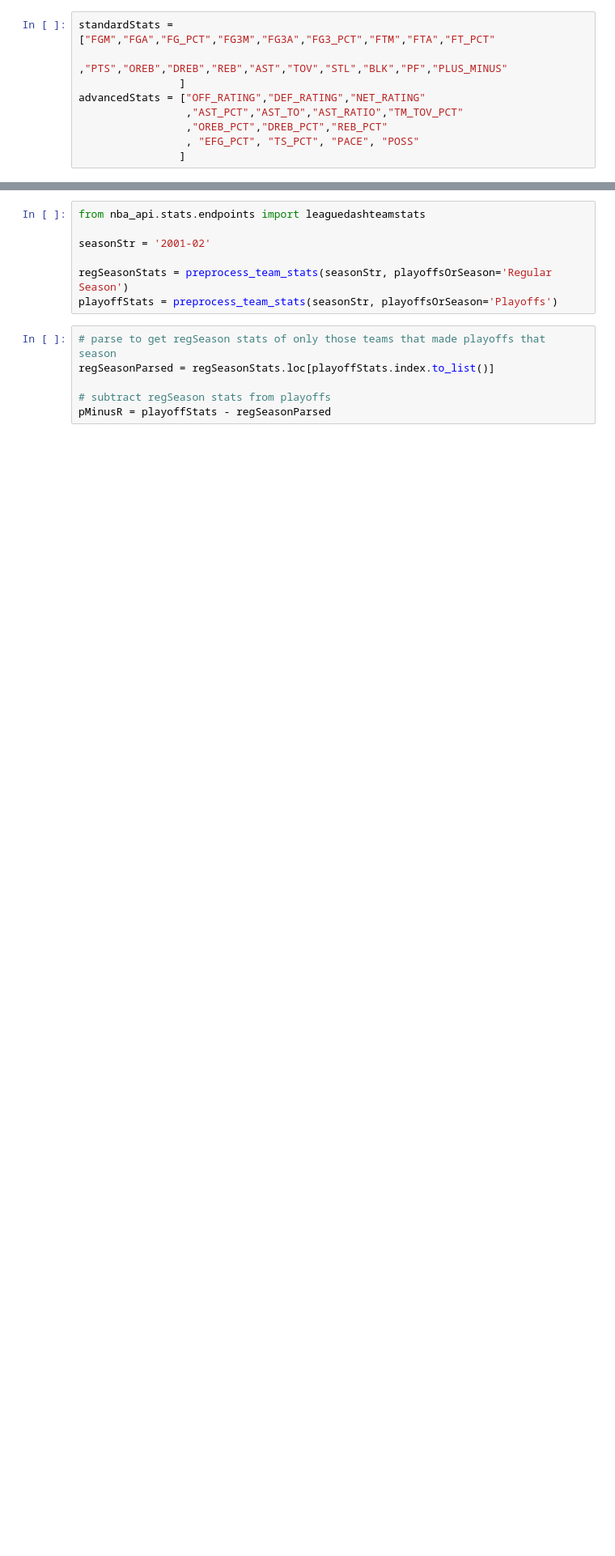
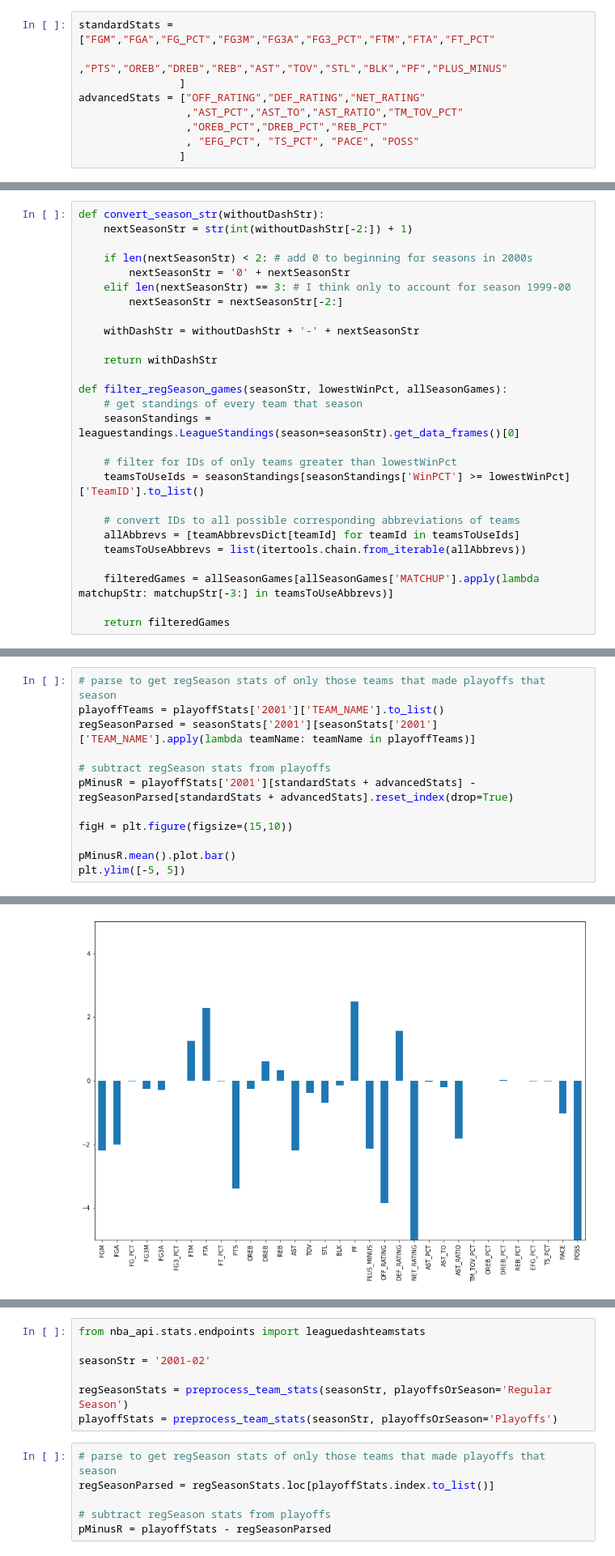
Before and after one commit to zhum01/NBA, a Jupyter notebook: Regular Season vs. Playoffs/2022.01.11_playoffs_vs_regSeason.ipynb, the cells around one changed output, grey strips where cells are left out. Shown at 81% size. Drawn from its saved outputs; the diff is of its cells as text; blank space fills up the shorter version.

Commit message:
filtered out sub 500 matchups

```diff
--- a/Regular Season vs. Playoffs/2022.01.11_playoffs_vs_regSeason.ipynb
+++ b/Regular Season vs. Playoffs/2022.01.11_playoffs_vs_regSeason.ipynb
@@ -121,0 +73,27 @@ seasonStats['1997']
+# %%
+def convert_season_str(withoutDashStr):
+    nextSeasonStr = str(int(withoutDashStr[-2:]) + 1)
+
+    if len(nextSeasonStr) < 2: # add 0 to beginning for seasons in 2000s
+        nextSeasonStr = '0' + nextSeasonStr
+    elif len(nextSeasonStr) == 3: # I think only to account for season 1999-00
+        nextSeasonStr = nextSeasonStr[-2:]
+
+    withDashStr = withoutDashStr + '-' + nextSeasonStr
+
+    return withDashStr
+
+def filter_regSeason_games(seasonStr, lowestWinPct, allSeasonGames):
+    # get standings of every team that season
+    seasonStandings = leaguestandings.LeagueStandings(season=seasonStr).get_data_frames()[0]
+
+    # filter for IDs of only teams greater than lowestWinPct
+    teamsToUseIds = seasonStandings[seasonStandings['WinPCT'] >= lowestWinPct]['TeamID'].to_list()
+
+    # convert IDs to all possible corresponding abbreviations of teams
+    allAbbrevs = [teamAbbrevsDict[teamId] for teamId in teamsToUseIds]
+    teamsToUseAbbrevs = list(itertools.chain.from_iterable(allAbbrevs))
+
+    filteredGames = allSeasonGames[allSeasonGames['MATCHUP'].apply(lambda matchupStr: matchupStr[-3:] in teamsToUseAbbrevs)]
+
+    return filteredGames
@@ -121,0 +228,13 @@ seasonStats['1997']
+# %%
+# parse to get regSeason stats of only those teams that made playoffs that season
+playoffTeams = playoffStats['2001']['TEAM_NAME'].to_list()
+regSeasonParsed = seasonStats['2001'][seasonStats['2001']['TEAM_NAME'].apply(lambda teamName: teamName in playoffTeams)]
+
+# subtract regSeason stats from playoffs
+pMinusR = playoffStats['2001'][standardStats + advancedStats] - regSeasonParsed[standardStats + advancedStats].reset_index(drop=True)
+
+figH = plt.figure(figsize=(15,10))
+
+pMinusR.mean().plot.bar()
+plt.ylim([-5, 5])
+# %% [output]
@@ -121,0 +242 @@ seasonStats['1997']
+[figure, added]
```
Also changed, not shown: parts of 21 cells of this notebook.
